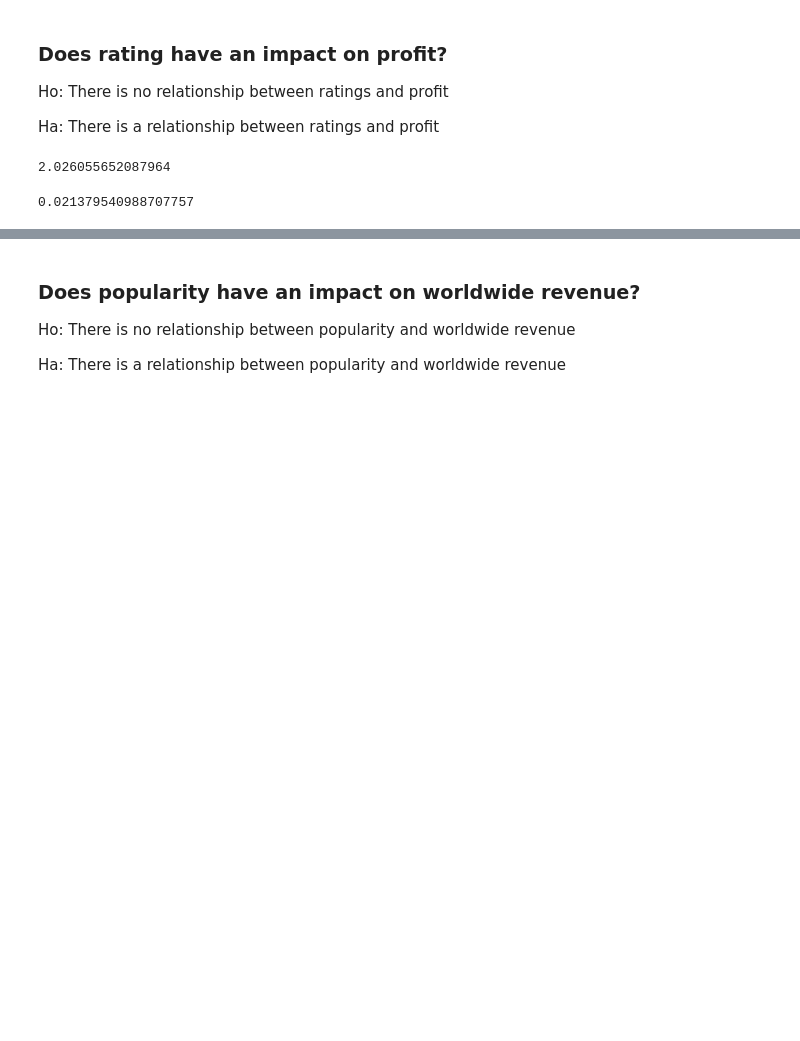
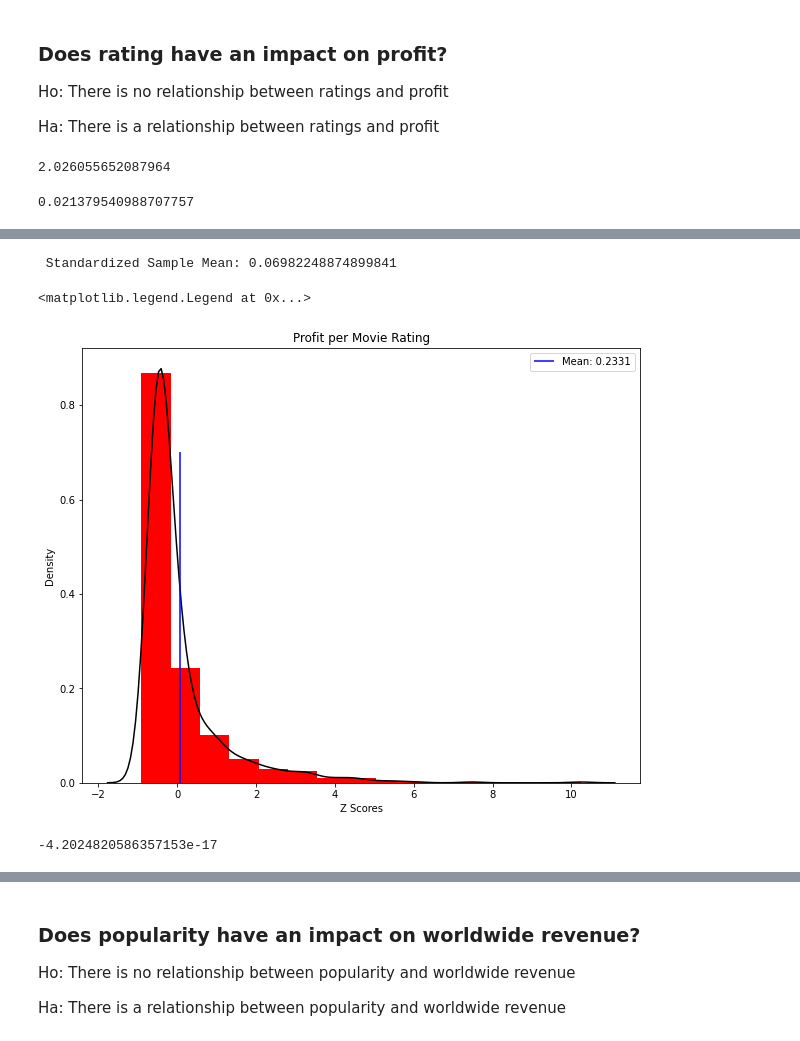
Before and after one commit to mfFrida/Capstone-Project-Semester-1, a Jupyter notebook: student.ipynb, the cells around one changed output, grey strips where cells are left out. Saved outputs shown, nothing was run; the diff lists cells and outputs as text; code cells hidden in the pictures; blank space fills up the shorter version.

```diff
--- a/student.ipynb
+++ b/student.ipynb
@@ -878 +880,35 @@ alpha 0.05
 Reject Null Hypothesis
+# %%
+# normalizing distribution with for loop
+samp_standardized_rating = [(x-mu)/sigma for x in sample_movie_db['profit']]
+z_mean = np.mean(samp_standardized_rating)
+print(f' Standardized Sample Mean: {z_mean}')
+# %% [output]
+ Standardized Sample Mean: 0.06982248874899841
+# %%
+# visualizing above distribution as histogram
+fig, ax = plt.subplots(figsize=(10,8))
+
+ax.hist(samp_standardized_rating, bins=15, density=True, color='r')
+ax.set_xlabel('Z Scores')
+ax.set_title('Profit per Movie Rating')
+
+# applying normalized curve over histogram
+sns.kdeplot(samp_standardized_rating, ax=ax, color='k')
+
+# marking standardized_mean
+ax.vlines(x=z_mean, ymin=0, ymax=0.7, color='b', label='Mean: 0.2331')
+ax.legend()
+# %% [output]
+<matplotlib.legend.Legend at 0x...>
+[figure, added]
+# %%
+# standardizing population for secondary visualizations to follow
+mu = population_movie_db['profit'].mean()
+std = population_movie_db['profit'].std()
+
+pop_standardized_rating = [(x-mu)/std for x in population_movie_db['profit']]
+pop_z_mean = np.mean(pop_standardized_rating)
+pop_z_mean
+# %% [output]
+-4.2024820586357153e-17
```
Also changed, not shown: parts of 17 cells of this notebook.
